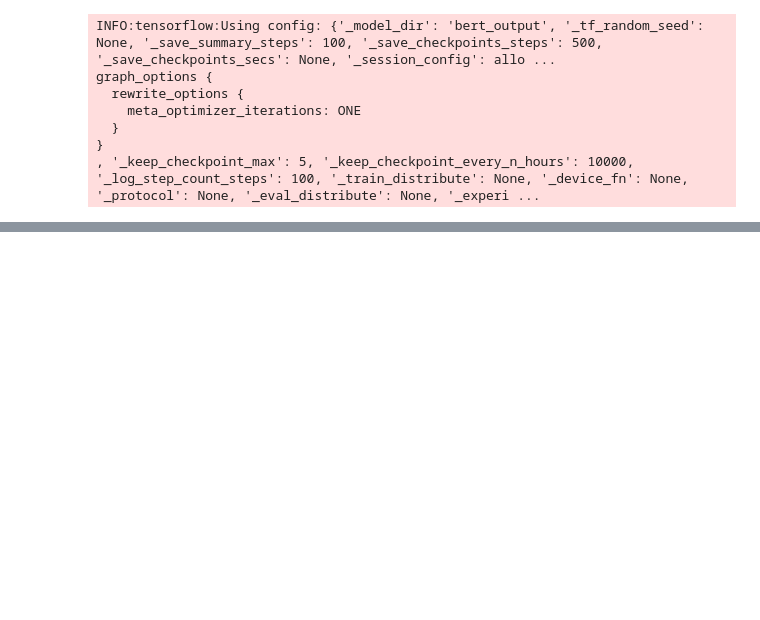
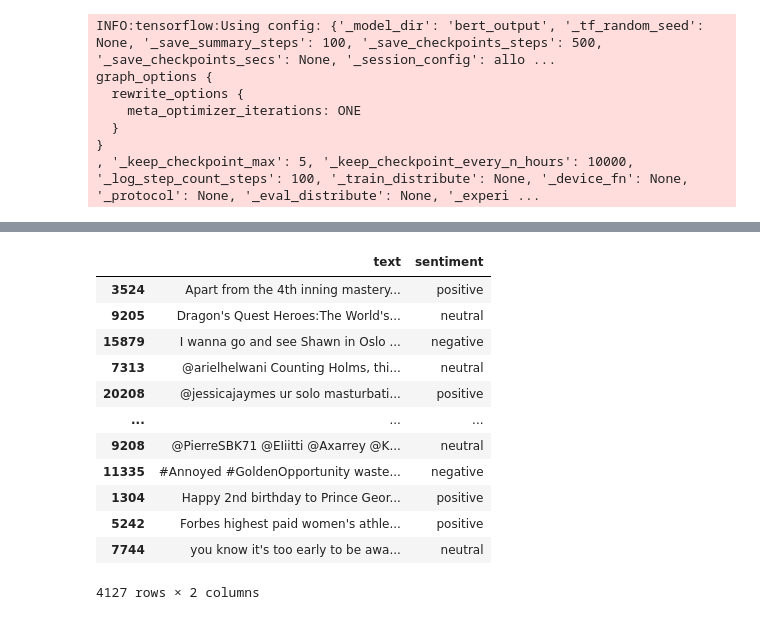
Before and after one commit to ksb25395/CAP6779, a Jupyter notebook: SemEval_BERT.ipynb, the cells around one changed output, grey strips where cells are left out. Drawn from its saved outputs; the diff is of its cells as text; code cells hidden in the pictures; blank space fills up the shorter version.

```diff
--- a/SemEval_BERT.ipynb
+++ b/SemEval_BERT.ipynb
@@ -426,0 +456,16 @@ INFO:tensorflow:Restoring parameters from bert_output/model.ckpt-3094
+# %%
+test_df
+# %% [output]
+|  | text | sentiment |
+| 3524 | Apart from the 4th inning mastery... | positive |
+| 9205 | Dragon's Quest Heroes:The World's... | neutral |
+| 15879 | I wanna go and see Shawn in Oslo ... | negative |
+| 7313 | @arielhelwani Counting Holms, thi... | neutral |
+| 20208 | @jessicajaymes ur solo masturbati... | positive |
+| ... | ... | ... |
+| 9208 | @PierreSBK71 @EIiitti @Axarrey @K... | neutral |
+| 11335 | #Annoyed #GoldenOpportunity waste... | negative |
+| 1304 | Happy 2nd birthday to Prince Geor... | positive |
+| 5242 | Forbes highest paid women's athle... | positive |
+| 7744 | you know it's too early to be awa... | neutral |
+4127 rows × 2 columns
```
Also changed, not shown: parts of 11 cells of this notebook.
